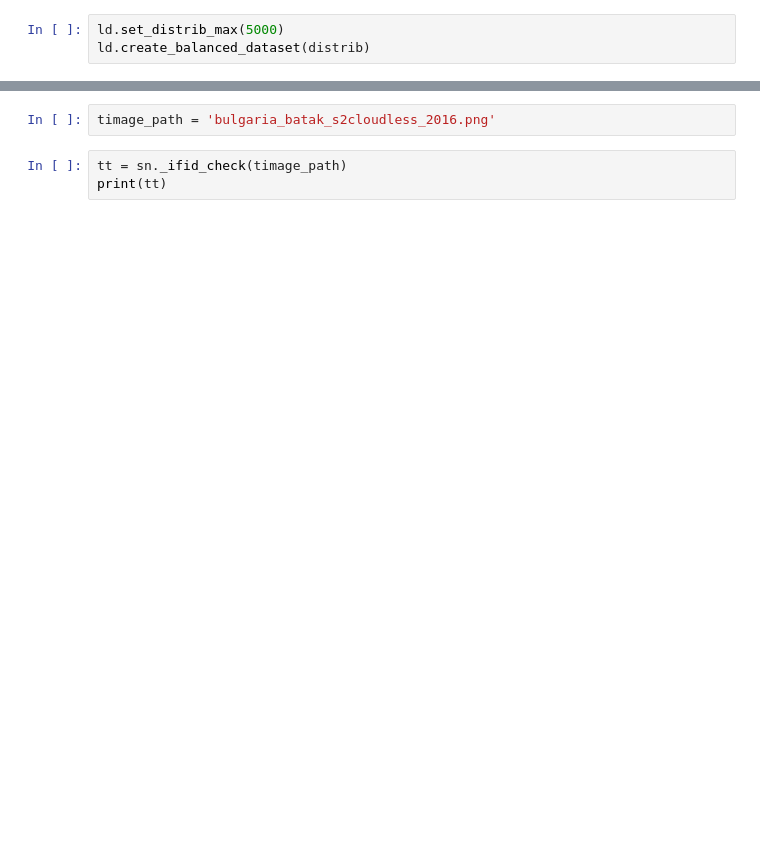
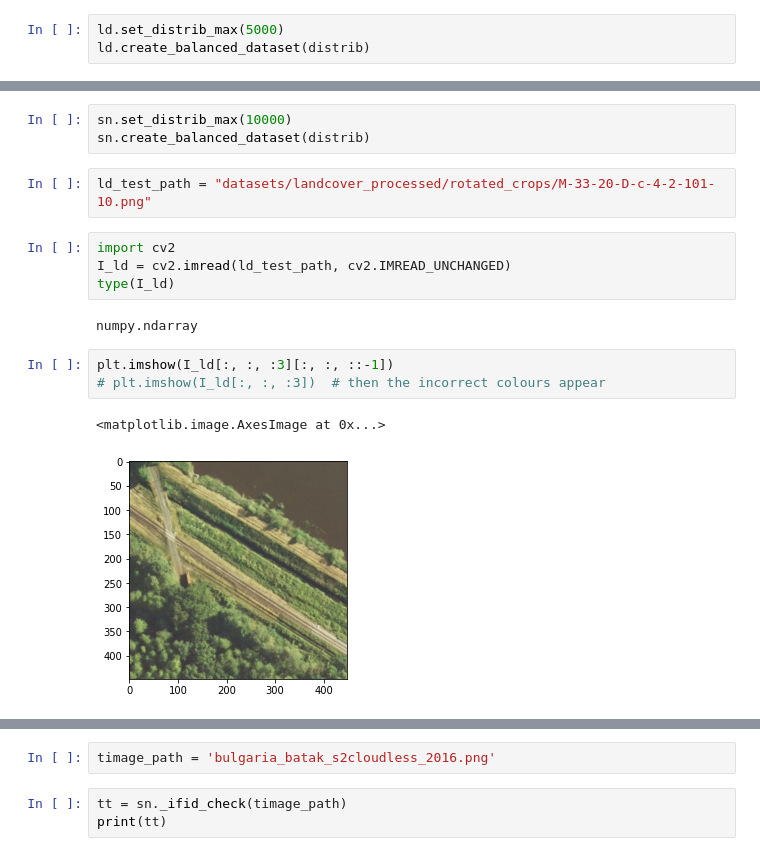
Before and after one commit to od-crypto/aerial, a Jupyter notebook: preprocessing.ipynb, the cells around one changed output, grey strips where cells are left out. Saved outputs shown, nothing was run; the diff lists cells and outputs as text; blank space fills up the shorter version.

```diff
--- a/preprocessing.ipynb
+++ b/preprocessing.ipynb
@@ -27,0 +40,17 @@ ld.create_balanced_dataset(distrib)
+# %%
+sn.set_distrib_max(10000)
+sn.create_balanced_dataset(distrib)
+# %%
+ld_test_path = "datasets/landcover_processed/rotated_crops/M-33-20-D-c-4-2-101-10.png"
+# %%
+import cv2
+I_ld = cv2.imread(ld_test_path, cv2.IMREAD_UNCHANGED)
+type(I_ld)
+# %% [output]
+numpy.ndarray
+# %%
+plt.imshow(I_ld[:, :, :3][:, :, ::-1])
+# plt.imshow(I_ld[:, :, :3])  # then the incorrect colours appear
+# %% [output]
+<matplotlib.image.AxesImage at 0x...>
+[figure, added]
```
Also changed, not shown: parts of 23 cells of this notebook, 1 other file.
